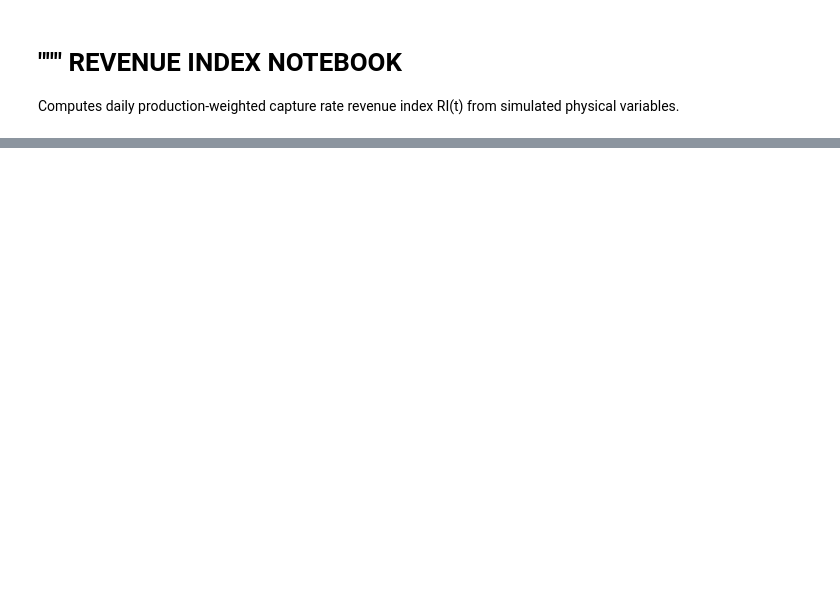
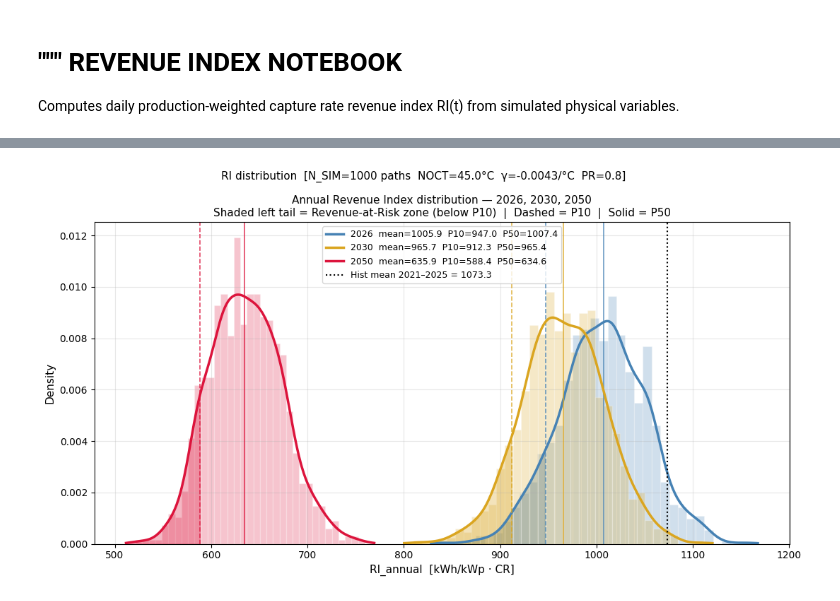
Before and after one commit to lucasmonero/Greenfin_Thesis, a Jupyter notebook: Code/Modelling/Revenue index.ipynb, the cells around one changed output, grey strips where cells are left out. Drawn from its saved outputs; the diff is of its cells as text; code cells hidden in the pictures; blank space fills up the shorter version.

```diff
--- a/Code/Modelling/Revenue index.ipynb
+++ b/Code/Modelling/Revenue index.ipynb
@@ -159,0 +1264,58 @@ print(f"  Example: GHI=6000 Wh/m² → uplift = {alpha*6000:.2f}°C")
+# %%
+# ── RI distribution — all selected years on the same plot ────────────────────
+years_plot = [2026, 2030, 2050]
+colors_yr  = {2026: "steelblue", 2030: "goldenrod", 2050: "crimson"}
+
+fig, ax = plt.subplots(figsize=(11, 6))
+
+for yr in years_plot:
+    ri_yr  = df_annual[df_annual["year"] == yr]["RI_annual"].values
+    color  = colors_yr[yr]
+
+    # histogram
+    ax.hist(ri_yr, bins=35, density=True,
+            color=color, alpha=0.25, edgecolor="white")
+
+    # KDE
+    kde   = gaussian_kde(ri_yr)
+    x_kde = np.linspace(ri_yr.min() - 10, ri_yr.max() + 10, 300)
+    ax.plot(x_kde, kde(x_kde), color=color, lw=2.5,
+            label=f"{yr}  mean={ri_yr.mean():.1f}  "
+                  f"P10={np.percentile(ri_yr,10):.1f}  "
+                  f"P50={np.percentile(ri_yr,50):.1f}")
+
+    # P10 and P50 markers
+    for pct, ls in [(10, "--"), (50, "-")]:
+        val = np.percentile(ri_yr, pct)
+        ax.axvline(val, color=color, lw=1.2, ls=ls, alpha=0.8)
+
+    # shade P10 left tail
+    x_tail = x_kde[x_kde <= np.percentile(ri_yr, 10)]
+    ax.fill_between(x_tail, kde(x_tail),
+                    alpha=0.30, color=color)
+
+# historical reference line — mean of last 5 years
+hist_ref = df_hist_annual.tail(5)["RI_annual"].mean()
+ax.axvline(hist_ref, color="black", lw=1.5, ls=":",
+           label=f"Hist mean 2021–2025 = {hist_ref:.1f}")
+
+ax.set_xlabel("RI_annual  [kWh/kWp · CR]", fontsize=11)
+ax.set_ylabel("Density", fontsize=11)
+ax.set_title(
+    "Annual Revenue Index distribution — 2026, 2030, 2050\n"
+    "Shaded left tail = Revenue-at-Risk zone (below P10)  |  "
+    "Dashed = P10  |  Solid = P50",
+    fontsize=11
+)
+ax.legend(fontsize=9)
+ax.grid(alpha=0.3)
+
+plt.suptitle(
+    f"RI distribution  [N_SIM={N_SIM} paths  "
+    f"NOCT={NOCT}°C  γ={GAMMA}/°C  PR={PR}]",
+    fontsize=11
+)
+plt.tight_layout()
+plt.show()
+# %% [output]
+[figure, added]
```
Also changed, not shown: parts of 19 cells of this notebook, 14 other files.
